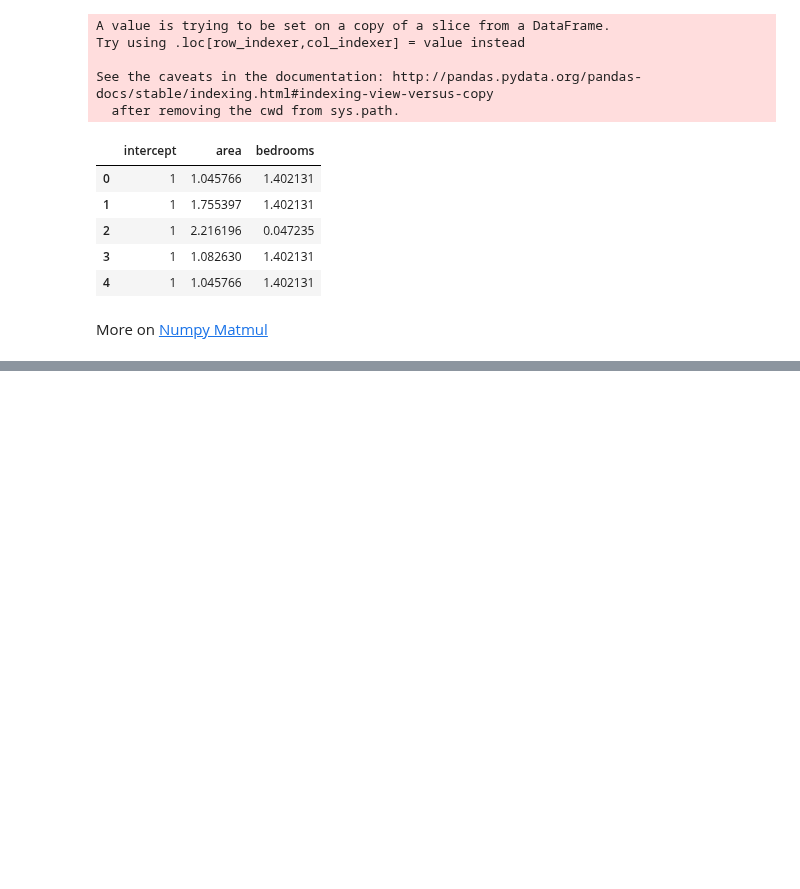
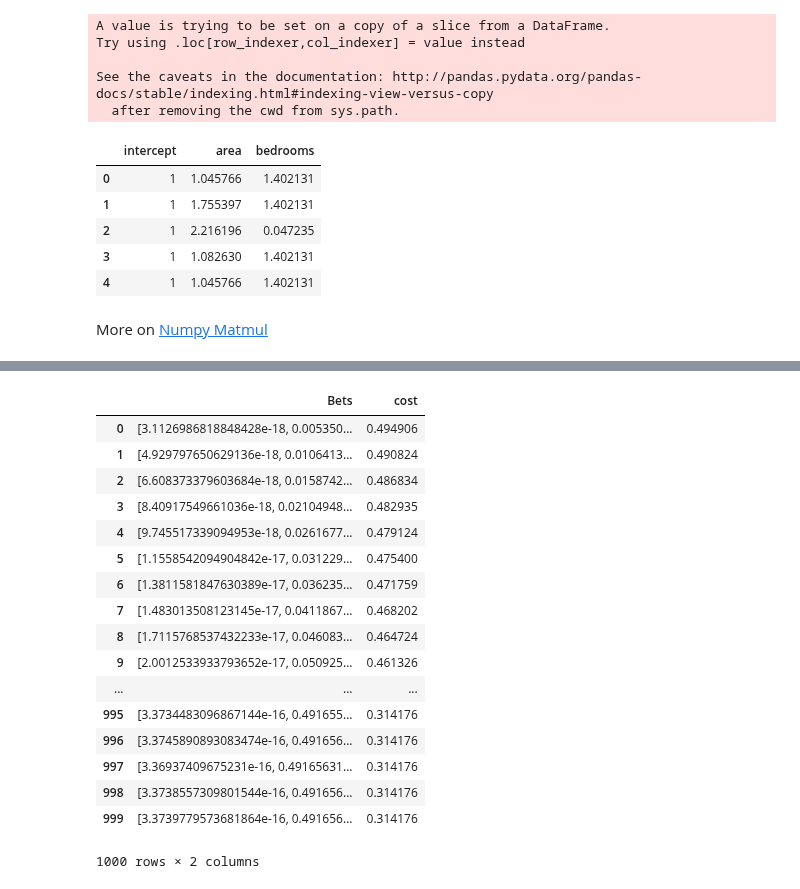
Before and after one commit to R-aryan/Machine_Learning_Crash_Course, a Jupyter notebook: Gradient Descent/Gradient Descent.ipynb, the cells around one changed output, grey strips where cells are left out. Cells and saved outputs as stored; diff of their text form; code cells hidden in the pictures; blank space fills up the shorter version.

```diff
--- a/Gradient Descent/Gradient Descent.ipynb
+++ b/Gradient Descent/Gradient Descent.ipynb
@@ -194,0 +212,22 @@ More on [Numpy Matmul](https://docs.scipy.org/doc/numpy/reference/generated/nump
+# %%
+# print costs with various values of coefficients b0, b1, b2
+gradient_descent_multi(X, y, theta, alpha, iterations)
+# %% [output]
+|  | Bets | cost |
+| 0 | [3.1126986818848428e-18, 0.005350... | 0.494906 |
+| 1 | [4.929797650629136e-18, 0.0106413... | 0.490824 |
+| 2 | [6.608373379603684e-18, 0.0158742... | 0.486834 |
+| 3 | [8.40917549661036e-18, 0.02104948... | 0.482935 |
+| 4 | [9.745517339094953e-18, 0.0261677... | 0.479124 |
+| 5 | [1.1558542094904842e-17, 0.031229... | 0.475400 |
+| 6 | [1.3811581847630389e-17, 0.036235... | 0.471759 |
+| 7 | [1.483013508123145e-17, 0.0411867... | 0.468202 |
+| 8 | [1.7115768537432233e-17, 0.046083... | 0.464724 |
+| 9 | [2.0012533933793652e-17, 0.050925... | 0.461326 |
+| ... | ... | ... |
+| 995 | [3.3734483096867144e-16, 0.491655... | 0.314176 |
+| 996 | [3.3745890893083474e-16, 0.491656... | 0.314176 |
+| 997 | [3.36937409675231e-16, 0.49165631... | 0.314176 |
+| 998 | [3.3738557309801544e-16, 0.491656... | 0.314176 |
+| 999 | [3.3739779573681864e-16, 0.491656... | 0.314176 |
+1000 rows × 2 columns
```
Also changed, not shown: parts of 2 cells of this notebook.
